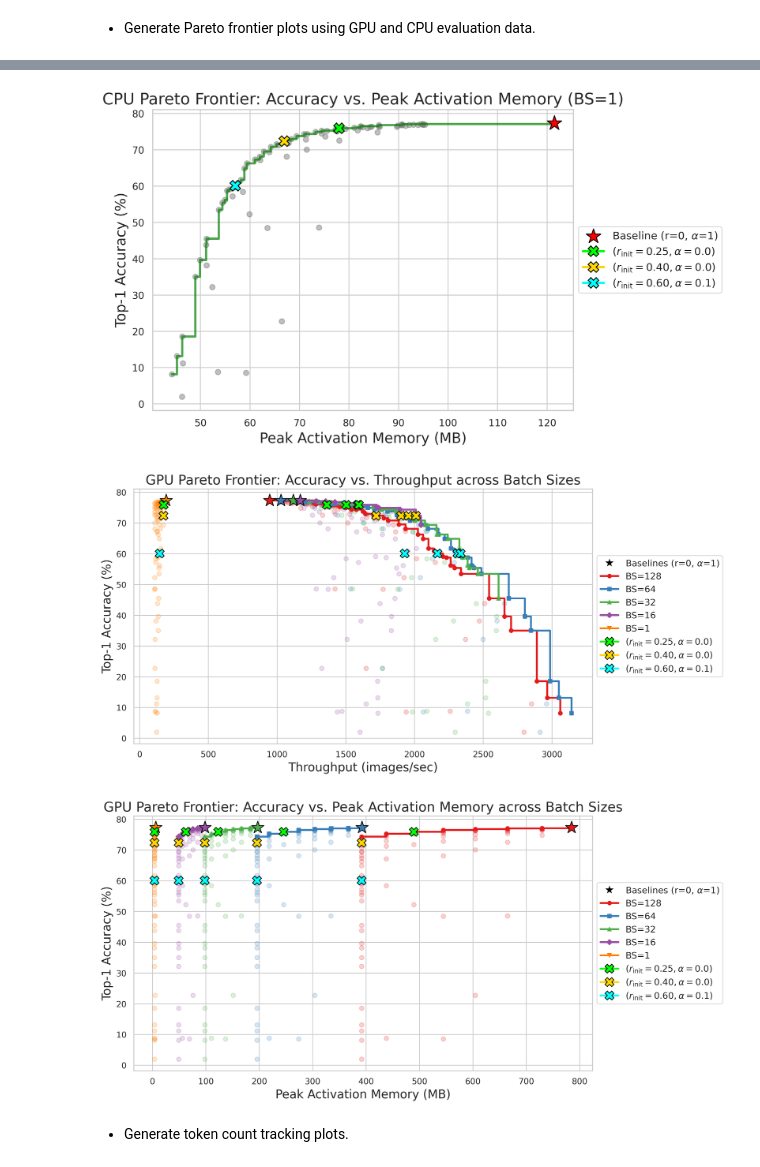
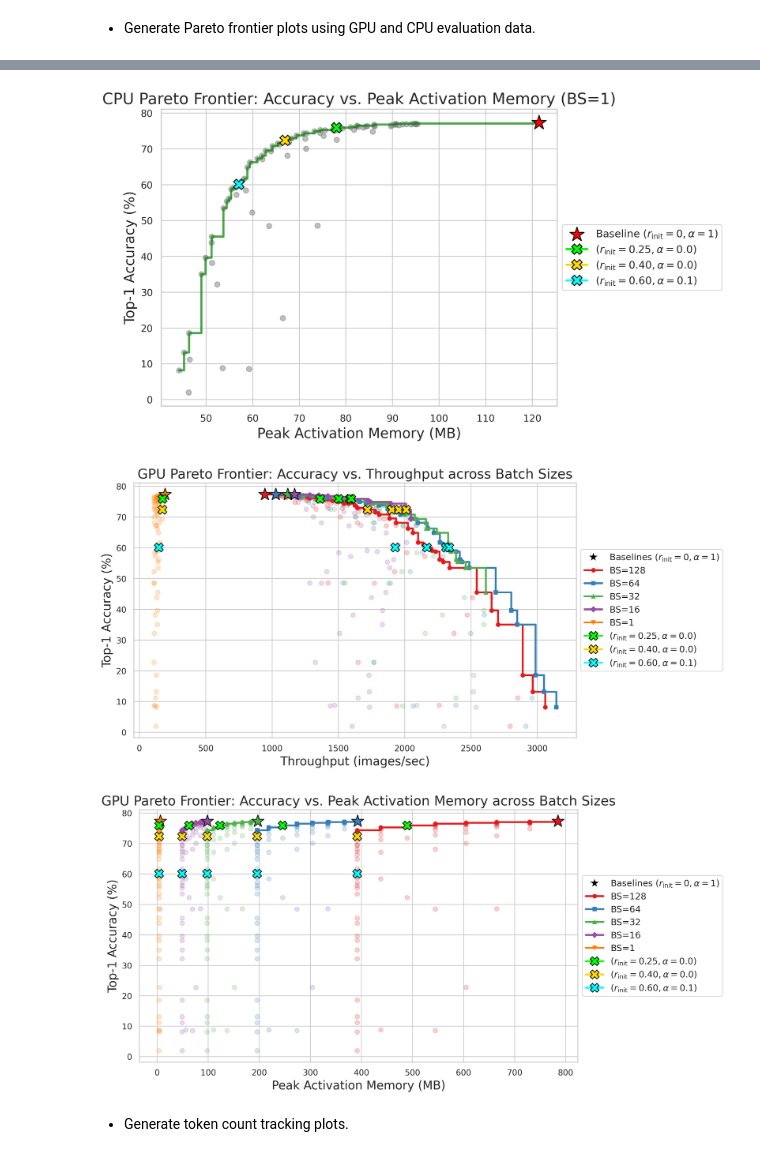
Before and after one commit to junseokm/sret-tome, a Jupyter notebook: plots.ipynb, the cells around one changed output, grey strips where cells are left out. Drawn from its saved outputs; the diff is of its cells as text; code cells hidden in the pictures.

```diff
--- a/plots.ipynb
+++ b/plots.ipynb
@@ -84,7 +84,7 @@ pX, pY = get_pareto_frontier(Xs, Ys, maxX=True, maxY=True)
 
 ax.scatter(Xs, Ys, color='gray', alpha=0.5)
 ax.step(pX, pY, where='pre', color='blue', linestyle='-', alpha=0.7)
-ax.scatter(baseline['throughput'].values, baseline['accuracy'].values, color='red', marker='*', s=300, edgecolor='black', zorder=5, label='Baseline (r=0, $\\alpha$=1)')
+ax.scatter(baseline['throughput'].values, baseline['accuracy'].values, color='red', marker='*', s=300, edgecolor='black', zorder=5, label='Baseline ($r_{\\text{init}}=0, \\alpha=1$)')
 
 for t in targets:
     row = merged[(merged['initial_r_ratio'] == t['r']) & (merged['alpha'] == t['a'])]
@@ -110,7 +110,7 @@ pX, pY = get_pareto_frontier(Xs, Ys, maxX=False, maxY=True)
 
 ax.scatter(Xs, Ys, color='gray', alpha=0.5)
 ax.step(pX, pY, where='post', color='green', linestyle='-', alpha=0.7)
-ax.scatter(baseline['activation_ram_MB'].values, baseline['accuracy'].values, color='red', marker='*', s=300, edgecolor='black', zorder=5, label='Baseline (r=0, $\\alpha$=1)')
+ax.scatter(baseline['activation_ram_MB'].values, baseline['accuracy'].values, color='red', marker='*', s=300, edgecolor='black', zorder=5, label='Baseline ($r_{\\text{init}}=0, \\alpha=1$)')
 
 for t in targets:
     row = merged[(merged['initial_r_ratio'] == t['r']) & (merged['alpha'] == t['a'])]
@@ -155,7 +155,7 @@ for i, bs in enumerate(batch_sizes):
         else:
             ax.plot(x_val, y_val, marker='X', color=t['color'], markersize=12, markeredgecolor='black', zorder=10)
 
-baseline_marker = Line2D([0], [0], color='w', marker='*', markerfacecolor='black', markersize=15, label='Baselines (r=0, $\\alpha$=1)')
+baseline_marker = Line2D([0], [0], color='w', marker='*', markerfacecolor='black', markersize=15, label='Baselines ($r_{\\text{init}}=0, \\alpha=1$)')
 handles, labels = plt.gca().get_legend_handles_labels()
 handles.insert(0, baseline_marker)
 plt.legend(handles=handles, loc='center left', bbox_to_anchor=(1, 0.5))
@@ -193,7 +193,7 @@ for i, bs in enumerate(batch_sizes):
         else:
             ax.plot(x_val, y_val, marker='X', color=t['color'], markersize=12, markeredgecolor='black', zorder=10)
 
-baseline_marker = Line2D([0], [0], color='w', marker='*', markerfacecolor='black', markersize=15, label='Baselines (r=0, $\\alpha$=1)')
+baseline_marker = Line2D([0], [0], color='w', marker='*', markerfacecolor='black', markersize=15, label='Baselines ($r_{\\text{init}}=0, \\alpha=1$)')
 handles, labels = plt.gca().get_legend_handles_labels()
 handles.insert(0, baseline_marker)
 plt.legend(handles=handles, loc='center left', bbox_to_anchor=(1, 0.5))
@@ -210,6 +210,6 @@ plt.close(fig)
-[figure, old version]
+[figure, new version]
-[figure, old version]
+[figure, new version]
-[figure, old version]
+[figure, new version]
 # %% [markdown]
 - Generate token count tracking plots.
 # %%
```
Also changed, not shown: parts of 1 cell of this notebook, 4 other files.
